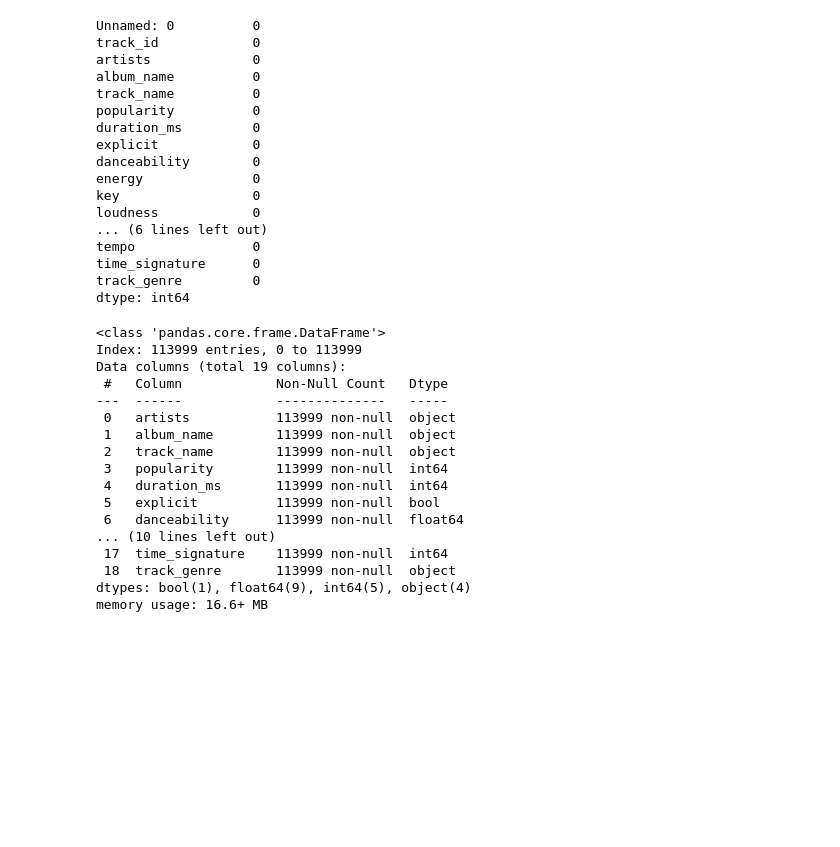
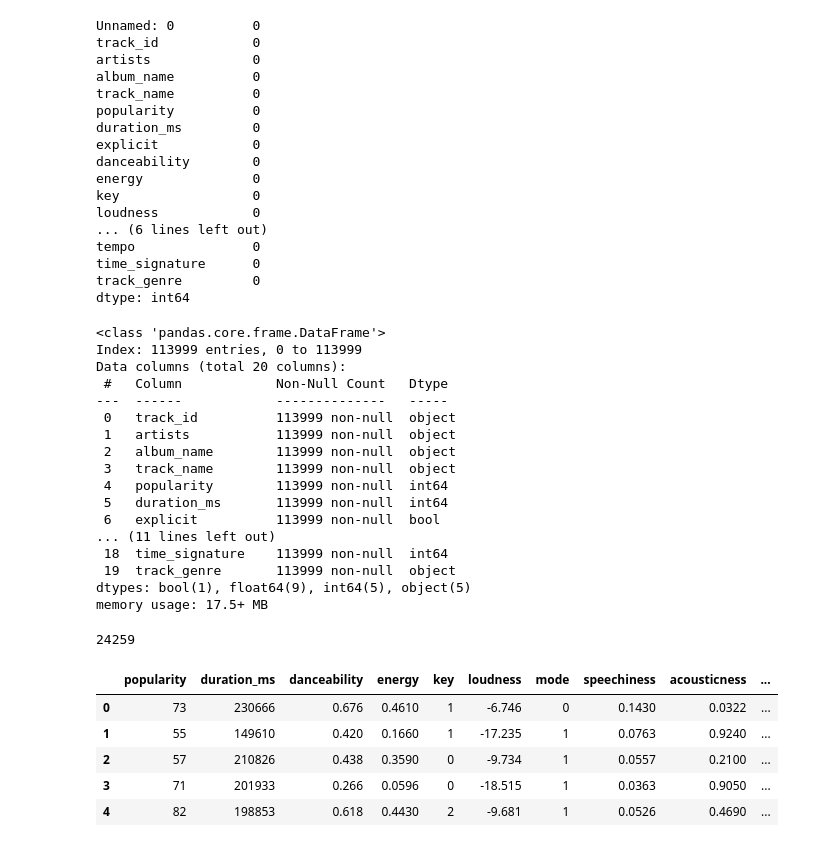
Before and after one commit to dgiletto/Music_Recommendation, a Jupyter notebook: Music_Recommendation_Notebook.ipynb, the cells around one changed output. Saved outputs shown, nothing was run; the diff lists cells and outputs as text; code cells hidden in the pictures; blank space fills up the shorter version.

```diff
--- a/Music_Recommendation_Notebook.ipynb
+++ b/Music_Recommendation_Notebook.ipynb
@@ -104,23 +104,44 @@ track_genre         0
 dtype: int64
 # %%
 # Drop columns we are not going to be using for our model
-spotify_tracks = spotify_tracks.drop(labels=['Unnamed: 0','track_id'], axis= 1)
+spotify_tracks = spotify_tracks.drop(labels='Unnamed: 0', axis= 1)
 spotify_tracks.info()
 # %% [output]
 <class 'pandas.core.frame.DataFrame'>
 Index: 113999 entries, 0 to 113999
-Data columns (total 19 columns):
+Data columns (total 20 columns):
  #   Column            Non-Null Count   Dtype
 ---  ------            --------------   -----
- 0   artists           113999 non-null  object
- 1   album_name        113999 non-null  object
- 2   track_name        113999 non-null  object
- 3   popularity        113999 non-null  int64
- 4   duration_ms       113999 non-null  int64
- 5   explicit          113999 non-null  bool
- 6   danceability      113999 non-null  float64
-... (10 lines left out)
- 17  time_signature    113999 non-null  int64
- 18  track_genre       113999 non-null  object
-dtypes: bool(1), float64(9), int64(5), object(4)
-memory usage: 16.6+ MB
+ 0   track_id          113999 non-null  object
+ 1   artists           113999 non-null  object
+ 2   album_name        113999 non-null  object
+ 3   track_name        113999 non-null  object
+ 4   popularity        113999 non-null  int64
+ 5   duration_ms       113999 non-null  int64
+ 6   explicit          113999 non-null  bool
+... (11 lines left out)
+ 18  time_signature    113999 non-null  int64
+ 19  track_genre       113999 non-null  object
+dtypes: bool(1), float64(9), int64(5), object(5)
+memory usage: 17.5+ MB
+# %%
+# Check for duplicate rows and drop them
+duplicate_rows = spotify_tracks['track_id'].duplicated().sum()
+if duplicate_rows != 0:
+    # Drop rows dependent on duplicate track_id
+    spotify_tracks = spotify_tracks.drop_duplicates(subset=['track_id'])
+
+# Return amount of rows dropped
+duplicate_rows
+# %% [output]
+24259
+# %%
+num_data = spotify_tracks[spotify_tracks.columns[(spotify_tracks.dtypes == 'float64') | (spotify_tracks.dtypes == 'int64')]]
+num_data.head()
+# %% [output]
+|  | popularity | duration_ms | danceability | energy | key | loudness | mode | speechiness | acousticness | ... |
+| 0 | 73 | 230666 | 0.676 | 0.4610 | 1 | -6.746 | 0 | 0.1430 | 0.0322 | ... |
+| 1 | 55 | 149610 | 0.420 | 0.1660 | 1 | -17.235 | 1 | 0.0763 | 0.9240 | ... |
+| 2 | 57 | 210826 | 0.438 | 0.3590 | 0 | -9.734 | 1 | 0.0557 | 0.2100 | ... |
+| 3 | 71 | 201933 | 0.266 | 0.0596 | 0 | -18.515 | 1 | 0.0363 | 0.9050 | ... |
+| 4 | 82 | 198853 | 0.618 | 0.4430 | 2 | -9.681 | 1 | 0.0526 | 0.4690 | ... |
```
Also changed, not shown: parts of 4 cells of this notebook.
